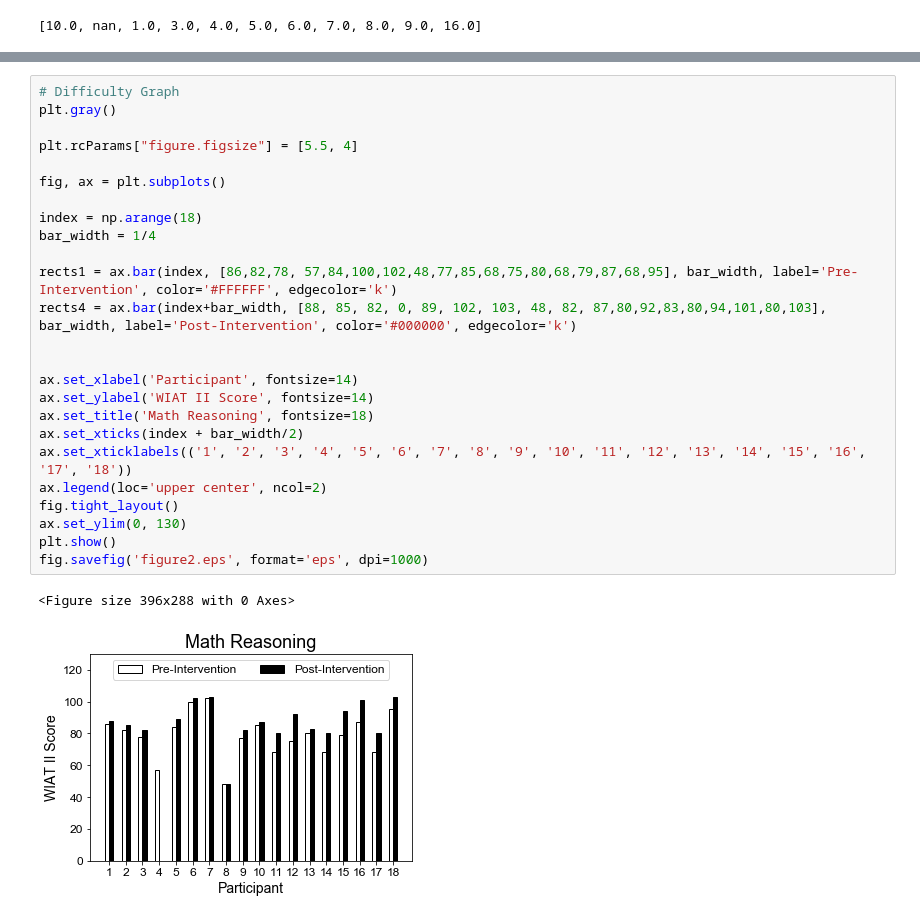
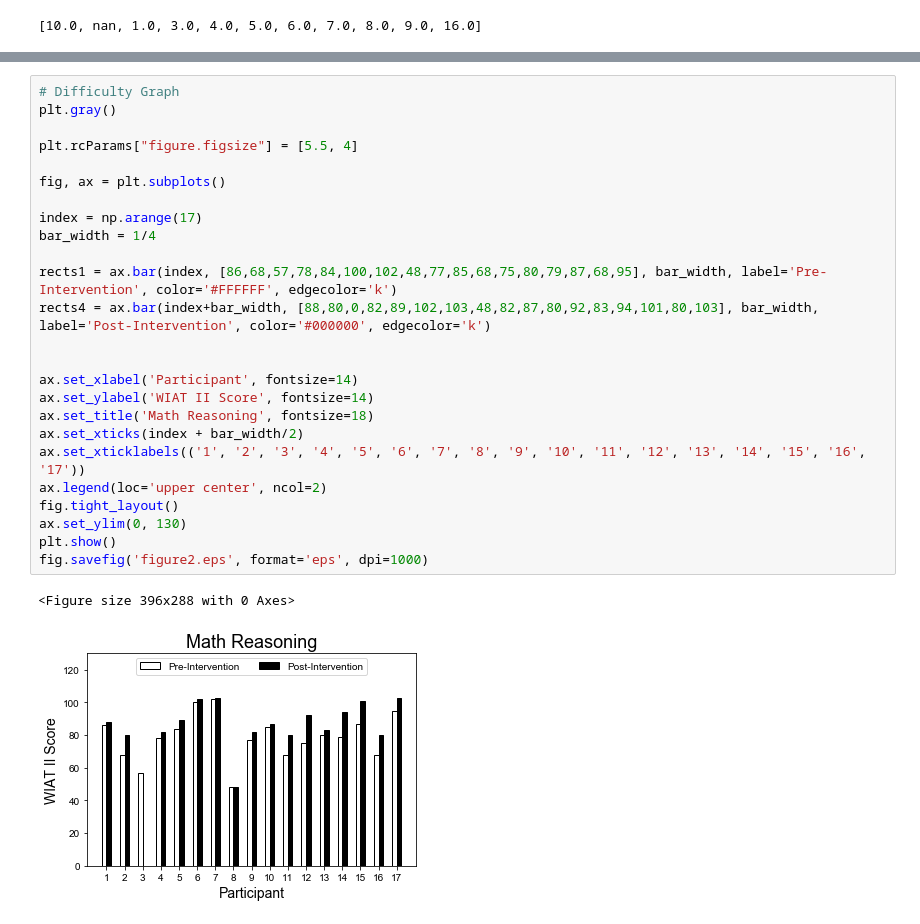
Before and after one commit to interaction-lab/exp_engagement, a Jupyter notebook: Analysis/feature_analysis.ipynb, the cells around one changed output, grey strips where cells are left out. Cells and saved outputs as stored; diff of their text form.

```diff
--- a/Analysis/feature_analysis.ipynb
+++ b/Analysis/feature_analysis.ipynb
@@ -580,28 +523,28 @@ fig.savefig('figure.eps', format='eps', dpi=1000)
 # %%
 # Difficulty Graph
 plt.gray()
 
 plt.rcParams["figure.figsize"] = [5.5, 4]
 
 fig, ax = plt.subplots()
 
-index = np.arange(18)
+index = np.arange(17)
 bar_width = 1/4
 
-rects1 = ax.bar(index, [86,82,78, 57,84,100,102,48,77,85,68,75,80,68,79,87,68,95], bar_width, label='Pre-Intervention', color='#FFFFFF', edgecolor='k')
-rects4 = ax.bar(index+bar_width, [88, 85, 82, 0, 89, 102, 103, 48, 82, 87,80,92,83,80,94,101,80,103], bar_width, label='Post-Intervention', color='#000000', edgecolor='k')
+rects1 = ax.bar(index, [86,68,57,78,84,100,102,48,77,85,68,75,80,79,87,68,95], bar_width, label='Pre-Intervention', color='#FFFFFF', edgecolor='k')
+rects4 = ax.bar(index+bar_width, [88,80,0,82,89,102,103,48,82,87,80,92,83,94,101,80,103], bar_width, label='Post-Intervention', color='#000000', edgecolor='k')
 
 
 ax.set_xlabel('Participant', fontsize=14)
 ax.set_ylabel('WIAT II Score', fontsize=14)
 ax.set_title('Math Reasoning', fontsize=18)
 ax.set_xticks(index + bar_width/2)
-ax.set_xticklabels(('1', '2', '3', '4', '5', '6', '7', '8', '9', '10', '11', '12', '13', '14', '15', '16', '17', '18'))
+ax.set_xticklabels(('1', '2', '3', '4', '5', '6', '7', '8', '9', '10', '11', '12', '13', '14', '15', '16', '17'))
 ax.legend(loc='upper center', ncol=2)
 fig.tight_layout()
 ax.set_ylim(0, 130)
 plt.show()
 fig.savefig('figure2.eps', format='eps', dpi=1000)
 # %% [output]
 <Figure size 396x288 with 0 Axes>
-[figure, old version]
+[figure, new version]
```
Also changed, not shown: parts of 7 cells of this notebook, 2 other files.
